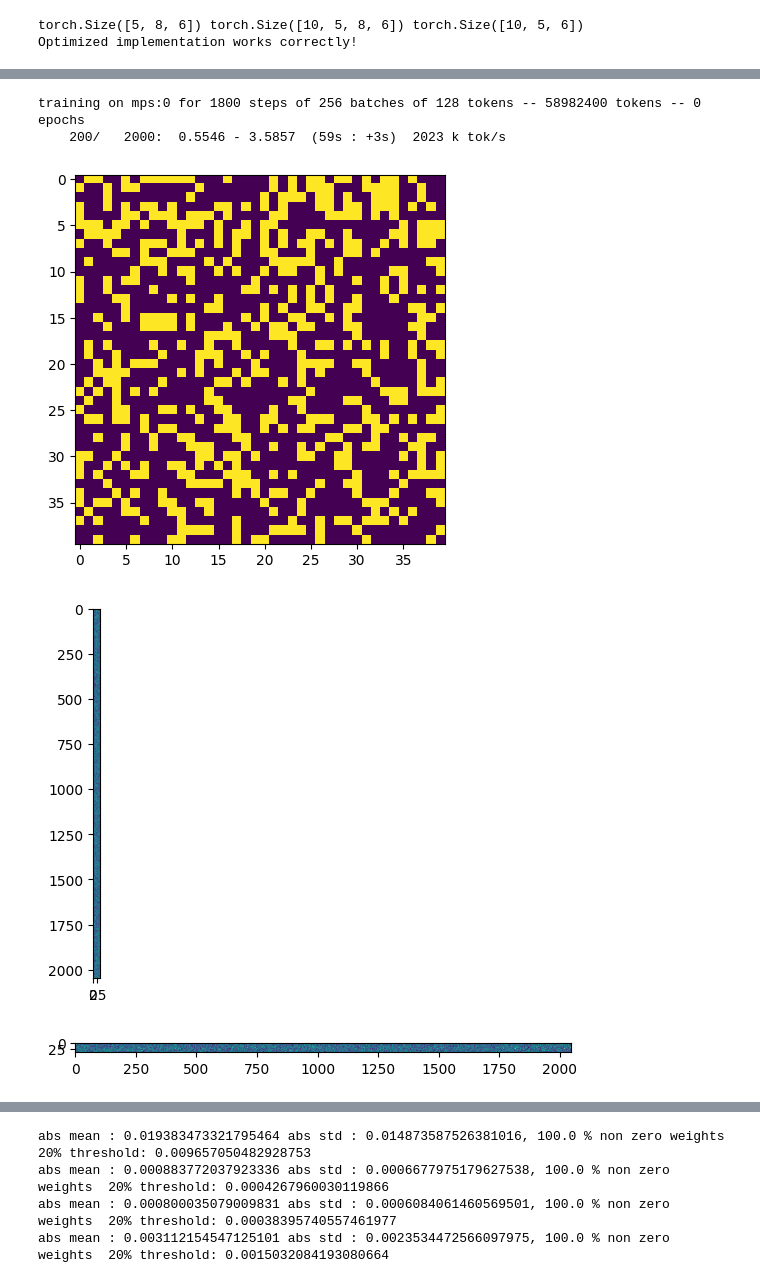
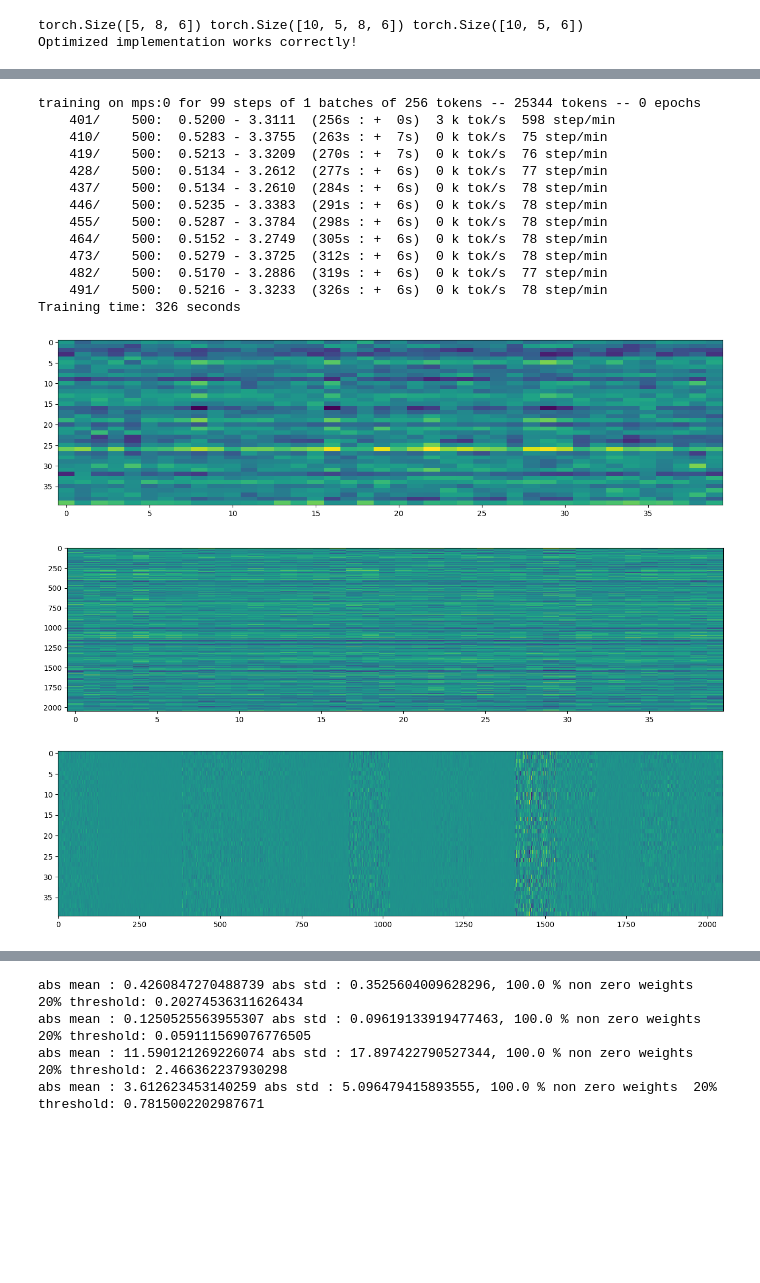
Before and after one commit to Aymco/language_models, a Jupyter notebook: my_makemore_loop.ipynb, the cells around one changed output, grey strips where cells are left out. Drawn from its saved outputs; the diff is of its cells as text; code cells hidden in the pictures; blank space fills up the shorter version.

```diff
--- a/my_makemore_loop.ipynb
+++ b/my_makemore_loop.ipynb
@@ -665,10 +672,11 @@ layers.2.weight                :  (40, 65)              size : 2600        (mps:
 layers.2.bias                  :  (65,)                 size : 65          (mps:0)
 # %%
 # same optimization as last time
-steps = 2_000
-batch_size = 256
-T = 128
+steps = 1_00
+batch_size = 1
+T = 256
 
+base_lr = 1e-3
 
 model.train()
 model.set_var("no_direct_input", False)
@@ -679,8 +687,8 @@ for p in model.parameters():
     p.grad = torch.zeros_like(p)
 
 
-total_steps = len(lossi)
-steps = steps - (total_steps + steps) % steps
+total_steps = train_index
+steps -= (total_steps + steps) % steps
 steps = max(10, steps)
 total_steps += steps
 start_time = time.time()
@@ -711,18 +719,18 @@ for i in range(steps):
     dy = dy.view(batch_size, T, -1) # (B, T, C)
     delta = model.backward(dy)
 
-    if CMP:
-        # zero all the gradients in the model
-        for p in model.parameters():
-            p.grad = None
-        y.retain_grad()
-        loss.backward() # backpropagate the error
-        cmp("dy", dy, y.grad, only_errors=True)
+    # if CMP:
+    #     # zero all the gradients in the model
+    #     for p in model.parameters():
+    #         p.grad = None
+    #     y.retain_grad()
+    #     loss.backward() # backpropagate the error
+    #     cmp("dy", dy, y.grad, only_errors=True)
 
     ##################################################
 
     # update
-    lr = 0.00002 if train_index < 3500 else 0.00001 # step learning rate decay
+    lr = base_lr if train_index < 3500 else base_lr / 10 # step learning rate decay
 
     for name, p in model.named_parameters():
         p.data += -lr * p.grad
@@ -753,16 +761,27 @@ for i in range(steps):
         train_time += dt
         processed_tokens = (steps//10) * batch_size * T
         average_loss = sum(lossi[-(steps//10):])/len(lossi[-(steps//10):])
-        print(f'{train_index:7d}/{total_steps:7d}:  {average_loss:.4f} - {10**average_loss:.4f}  ({train_time:.0f}s : +{dt:.0f}s)  {processed_tokens / (dt*1e3):.0f} k tok/s')
+        print(f'{train_index:7d}/{total_steps:7d}:  {average_loss:.4f} - {10**average_loss:.4f}  ({train_time:.0f}s : +{int(dt):3d}s)  {processed_tokens / (dt*1e3):.0f} k tok/s  {(steps//10) *60 / (dt):.0f} step/min ')
 
+        #show_states(model)
     train_index += 1
 
 print(f"Training time: {train_time:.0f} seconds")
 # %% [output]
-training on mps:0 for 1800 steps of 256 batches of 128 tokens -- 58982400 tokens -- 0 epochs
-    200/   2000:  0.5546 - 3.5857  (59s : +3s)  2023 k tok/s
+training on mps:0 for 99 steps of 1 batches of 256 tokens -- 25344 tokens -- 0 epochs
+    401/    500:  0.5200 - 3.3111  (256s : +  0s)  3 k tok/s  598 step/min
+    410/    500:  0.5283 - 3.3755  (263s : +  7s)  0 k tok/s  75 step/min
+    419/    500:  0.5213 - 3.3209  (270s : +  7s)  0 k tok/s  76 step/min
+    428/    500:  0.5134 - 3.2612  (277s : +  6s)  0 k tok/s  77 step/min
+    437/    500:  0.5134 - 3.2610  (284s : +  6s)  0 k tok/s  78 step/min
+    446/    500:  0.5235 - 3.3383  (291s : +  6s)  0 k tok/s  78 step/min
+    455/    500:  0.5287 - 3.3784  (298s : +  6s)  0 k tok/s  78 step/min
+    464/    500:  0.5152 - 3.2749  (305s : +  6s)  0 k tok/s  78 step/min
+    473/    500:  0.5279 - 3.3725  (312s : +  6s)  0 k tok/s  78 step/min
+    482/    500:  0.5170 - 3.2886  (319s : +  6s)  0 k tok/s  77 step/min
+    491/    500:  0.5216 - 3.3233  (326s : +  6s)  0 k tok/s  78 step/min
+Training time: 326 seconds
 # %%
-
 
 def find_loop(layer):
     if layer.__class__.__name__ == "SplitSum":
@@ -774,34 +793,36 @@ def find_loop(layer):
     if layer.__class__.__name__ == "Loop":
         if layer.layer.layers[0].__class__.__name__ == "Linear":
             layers.append()
 
 layers = []
 call(model, find_loop);
 
 for layer in layers:
     loop_w = layer.weight
     if loop_w.dim() == 3:
         loop_w = loop_w.view(-1, loop_w.shape[-1])
     threshold = np.percentile(loop_w.abs().cpu().numpy(), 30)
-    plt.imshow(loop_w.cpu().numpy() > threshold)
+    # fugure of size 4*10
+    plt.figure(figsize=(16, 4))
+    plt.imshow(loop_w.cpu().numpy(), aspect='auto', interpolation='none') #  > threshold
     plt.show()
 
 for layer in layers:
     w = layer.weight
     threshold = np.percentile(w.abs().cpu().numpy(), 30)
     print(f"abs mean : {w.abs().mean().item()} abs std : {w.abs().std().item()}, {w.count_nonzero()/ w.nelement() *100} % non zero weights  20% threshold: {threshold}")
     #plt.plot(np.histogram(w.flatten().cpu().numpy(), bins=200)[0])
     # plot the histogram with the correct x axis
     h = np.histogram(w.flatten().cpu().numpy(), bins=200, density=True)
     plt.plot(h[1][:-1], h[0])
 
 plt.legend([f"layer {i}  {l.weight.shape}" for i, l in enumerate(layers)])
 
 w = torch.cat([layer.weight.flatten() for layer in layers], dim=0)
 threshold = np.percentile(w.abs().cpu().numpy(), 30)
 # plt.axvline(x=-threshold, color='r', linestyle='--')
 # plt.axvline(x=threshold, color='r', linestyle='--')
 # %% [output]
-[figure, old version]
+[figure, new version]
-[figure, old version]
+[figure, new version]
-[figure, old version]
+[figure, new version]
@@ -809,4 +830,4 @@ threshold = np.percentile(w.abs().cpu().numpy(), 30)
-abs mean : 0.019383473321795464 abs std : 0.014873587526381016, 100.0 % non zero weights  20% threshold: 0.009657050482928753
-abs mean : 0.000883772037923336 abs std : 0.0006677975179627538, 100.0 % non zero weights  20% threshold: 0.0004267960030119866
-abs mean : 0.000800035079009831 abs std : 0.0006084061460569501, 100.0 % non zero weights  20% threshold: 0.00038395740557461977
-abs mean : 0.003112154547125101 abs std : 0.0023534472566097975, 100.0 % non zero weights  20% threshold: 0.0015032084193080664
+abs mean : 0.4260847270488739 abs std : 0.3525604009628296, 100.0 % non zero weights  20% threshold: 0.20274536311626434
+abs mean : 0.1250525563955307 abs std : 0.09619133919477463, 100.0 % non zero weights  20% threshold: 0.059111569076776505
+abs mean : 11.590121269226074 abs std : 17.897422790527344, 100.0 % non zero weights  20% threshold: 2.466362237930298
+abs mean : 3.612623453140259 abs std : 5.096479415893555, 100.0 % non zero weights  20% threshold: 0.7815002202987671
```
Also changed, not shown: parts of 7 cells of this notebook, 2 other files.
